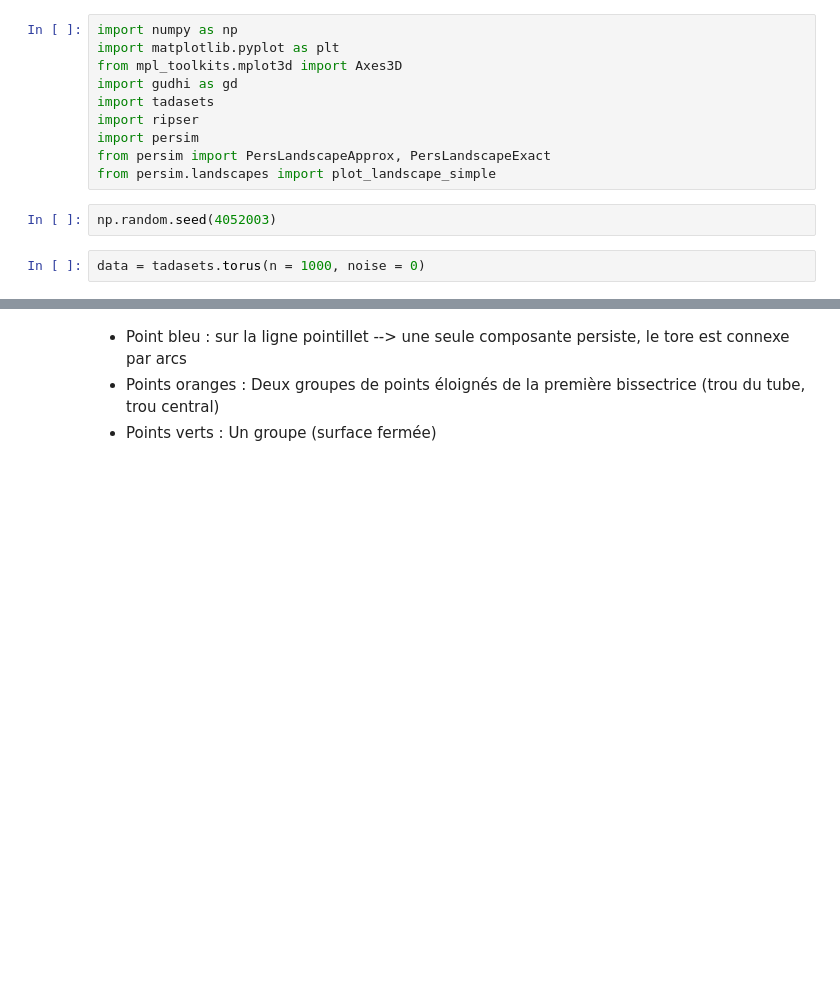
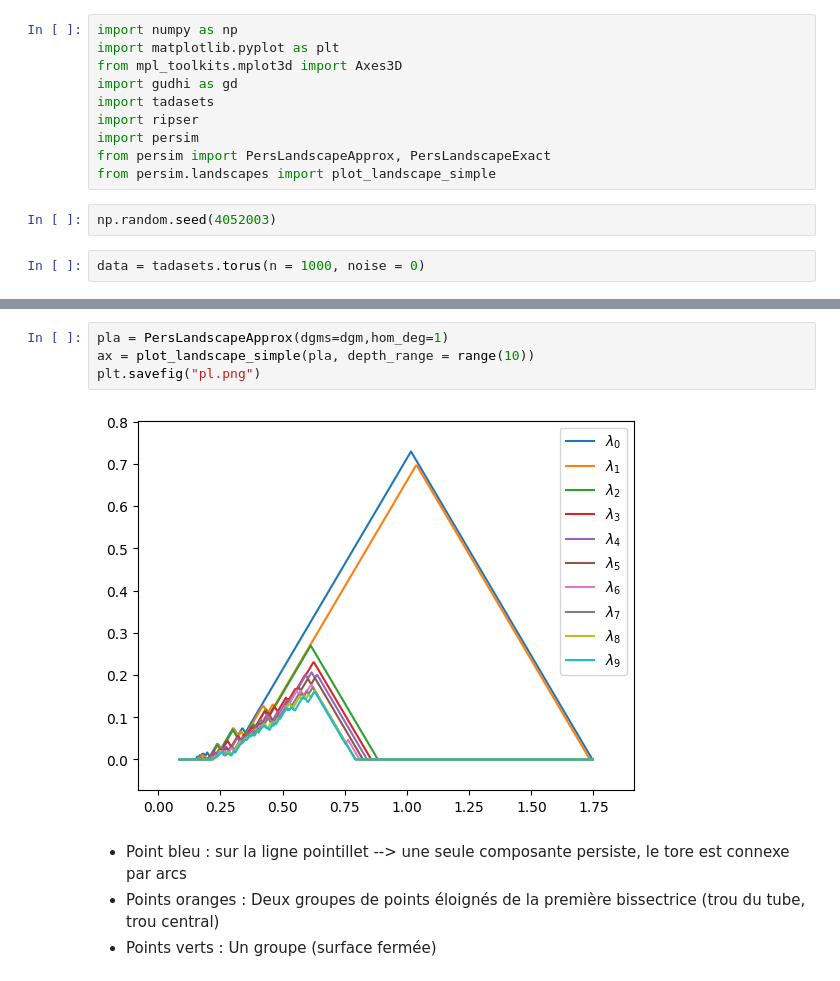
Before and after one commit to emmanuelakoun/Statapp, a Jupyter notebook: baptiste_code.ipynb, the cells around one changed output, grey strips where cells are left out. Saved outputs shown, nothing was run; the diff lists cells and outputs as text; blank space fills up the shorter version.

```diff
--- a/baptiste_code.ipynb
+++ b/baptiste_code.ipynb
@@ -34,3 +35,9 @@ persim.plot_diagrams(
+# %%
+pla = PersLandscapeApprox(dgms=dgm,hom_deg=1)
+ax = plot_landscape_simple(pla, depth_range = range(10))
+plt.savefig("pl.png")
+# %% [output]
+[figure, added]
 # %% [markdown]
 - Point bleu : sur la ligne pointillet --> une seule composante persiste, le tore est connexe par arcs
 - Points oranges : Deux groupes de points éloignés de la première bissectrice (trou du tube, trou central)
```
Also changed, not shown: parts of 4 cells of this notebook, 4 other files.
